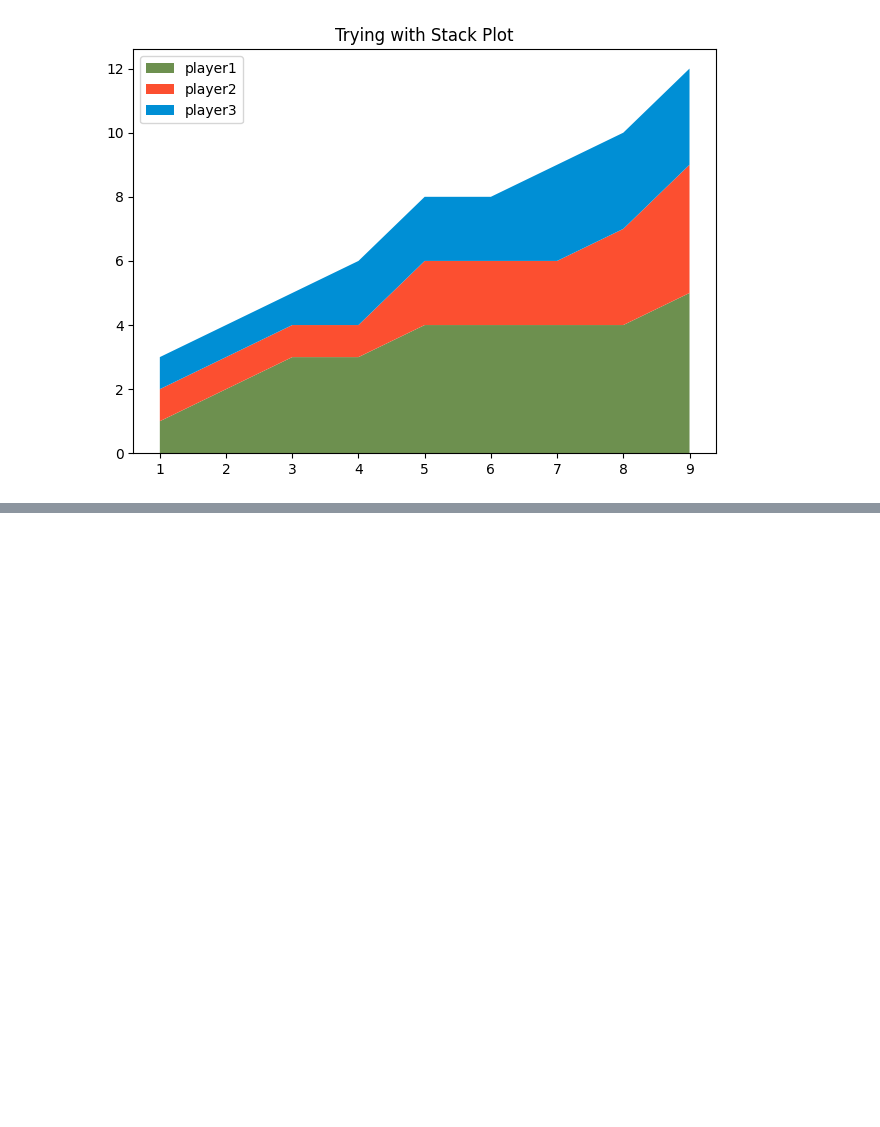
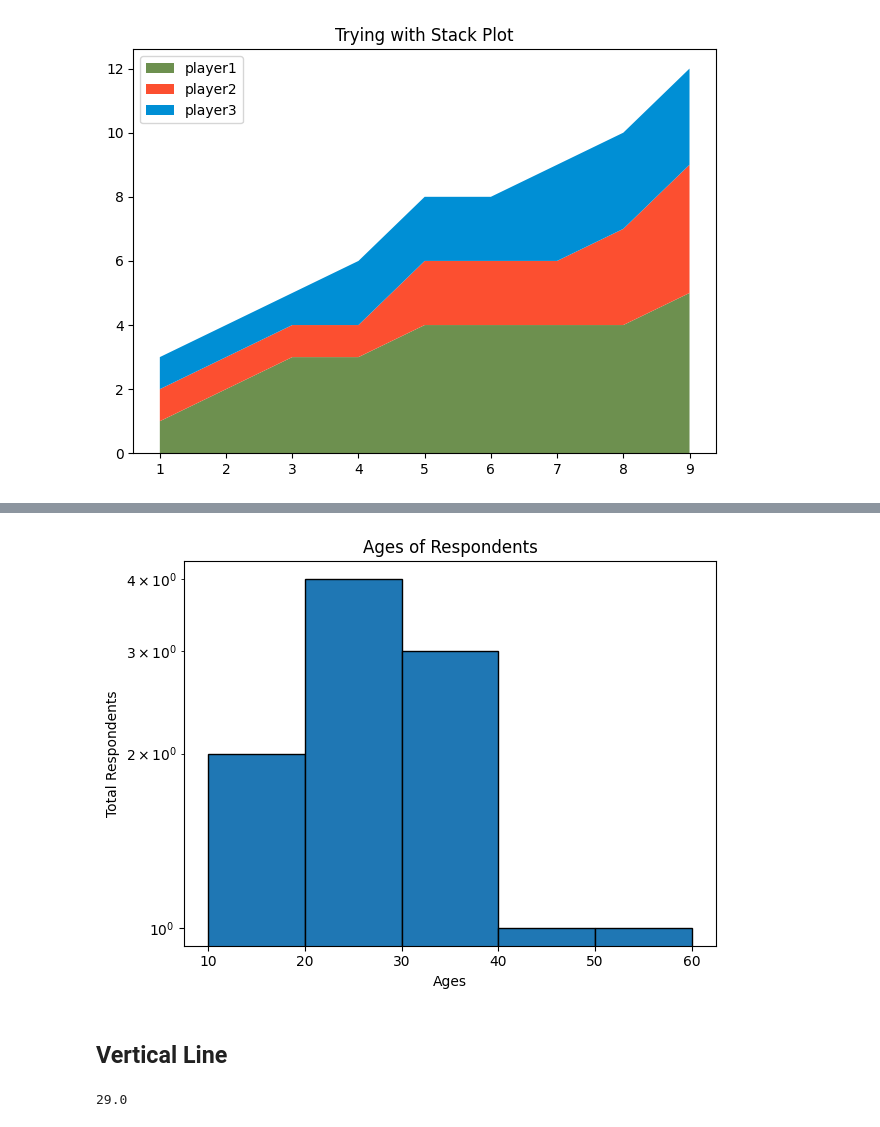
Before and after one commit to TanjiEvan/Python, a Jupyter notebook: Matplotlib&Seaborn/Adv_Matplotlib.ipynb, the cells around one changed output, grey strips where cells are left out. Cells and saved outputs as stored; diff of their text form; code cells hidden in the pictures; blank space fills up the shorter version.

```diff
--- a/Matplotlib&Seaborn/Adv_Matplotlib.ipynb
+++ b/Matplotlib&Seaborn/Adv_Matplotlib.ipynb
@@ -610,0 +679,22 @@ plt.show()
+# %%
+plt.style.use('default')
+# %%
+plt.hist(ages,bins=bins,edgecolor="black",log=True)
+
+plt.title('Ages of Respondents')
+plt.xlabel('Ages')
+plt.ylabel('Total Respondents')
+
+plt.tight_layout()
+
+plt.show()
+# %% [output]
+[figure, added]
+# %% [markdown]
+## Vertical Line
+# %%
+median_age = ages.median()
+
+median_age
+# %% [output]
+29.0
```
Also changed, not shown: parts of 13 cells of this notebook.
